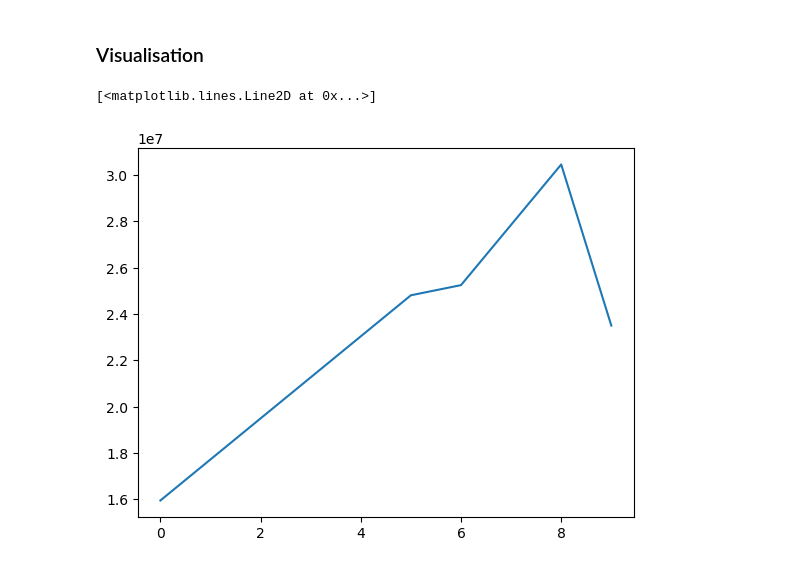
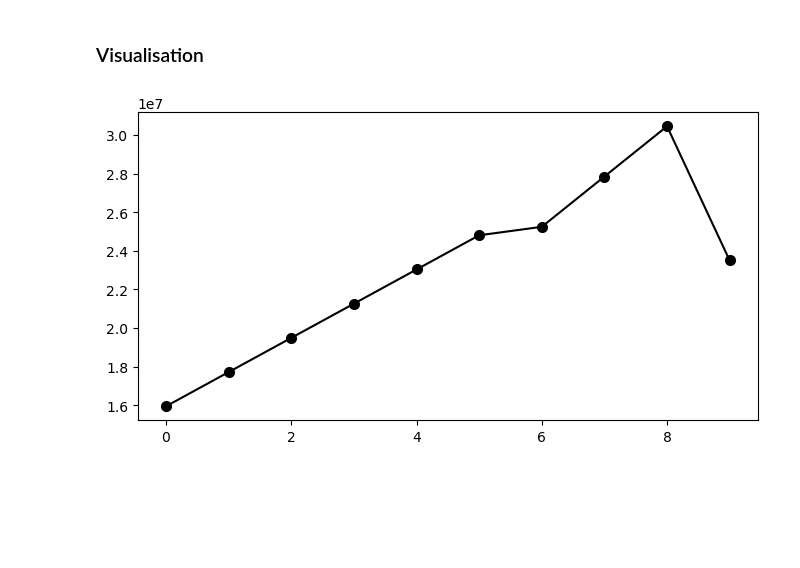
Before and after one commit to munigantiarun/python_data_analytics_udemy, a Jupyter notebook: 4.Matrices/FirstVisualisation.ipynb, the cells around one changed output. Saved outputs shown, nothing was run; the diff lists cells and outputs as text; code cells hidden in the pictures; blank space fills up the shorter version.

```diff
--- a/4.Matrices/FirstVisualisation.ipynb
+++ b/4.Matrices/FirstVisualisation.ipynb
@@ -171,9 +171,13 @@ import numpy as np
 import matplotlib.pyplot as plt
 # %%
 %matplotlib inline
+plt.rcParams['figure.figsize']=8,4
 # %%
-plt.plot(Salary[0])
+
+plt.plot(Salary[0],c='Black', marker='o', ms='7')
+
+
+plt.show()
 # %% [output]
-[<matplotlib.lines.Line2D at 0x...>]
-[figure, old version]
+[figure, new version]
 # %%
```
Also changed, not shown: parts of 1 cell of this notebook, 5 other files.
